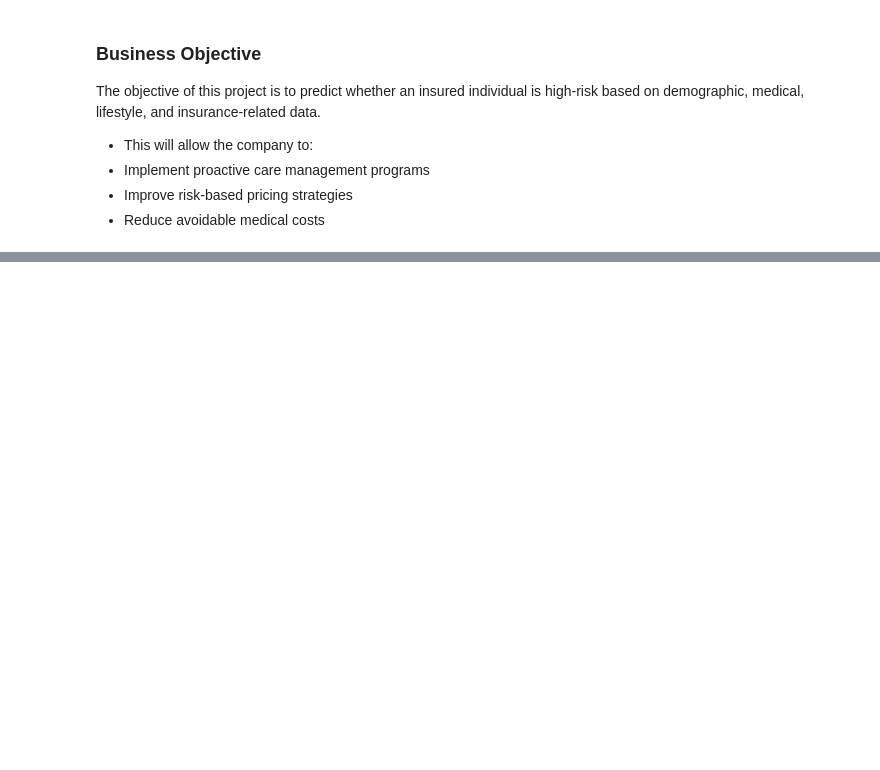
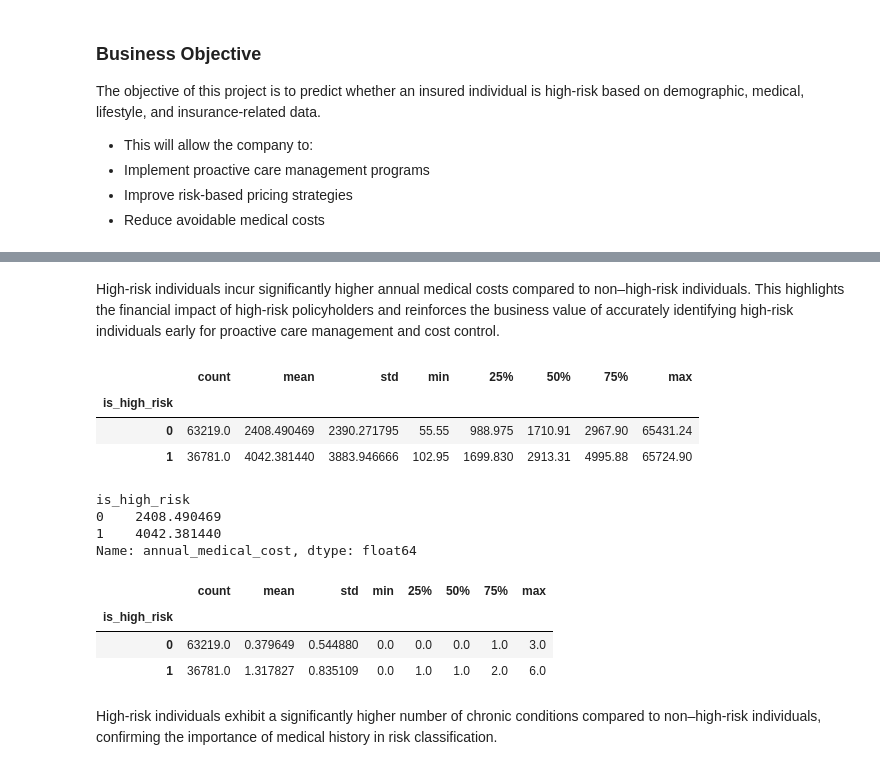
Before and after one commit to Vincent-Muteti/Phase3-Project, a Jupyter notebook: index.ipynb, the cells around one changed output, grey strips where cells are left out. Drawn from its saved outputs; the diff is of its cells as text; code cells hidden in the pictures; blank space fills up the shorter version.

```diff
--- a/index.ipynb
+++ b/index.ipynb
@@ -15,0 +88,30 @@ The objective of this project is to predict whether an insured individual is hig
+# %% [markdown]
+High-risk individuals incur significantly higher annual medical costs compared to non–high-risk individuals. This highlights the financial impact of high-risk policyholders and reinforces the business value of accurately identifying high-risk individuals early for proactive care management and cost control.
+# %%
+# Annual Claims Amount vs Risk
+df.groupby('is_high_risk')['annual_medical_cost'].describe()
+# High-risk individuals usually have much higher average claim amounts.
+# This strongly aligns with the insurer’s cost concerns
+# %% [output]
+|  | count | mean | std | min | 25% | 50% | 75% | max |
+| is_high_risk |  |  |  |  |  |  |  |  |
+| 0 | 63219.0 | 2408.490469 | 2390.271795 | 55.55 | 988.975 | 1710.91 | 2967.90 | 65431.24 |
+| 1 | 36781.0 | 4042.381440 | 3883.946666 | 102.95 | 1699.830 | 2913.31 | 4995.88 | 65724.90 |
+# %%
+df.groupby('is_high_risk')['annual_medical_cost'].mean()
+# %% [output]
+is_high_risk
+0    2408.490469
+1    4042.381440
+Name: annual_medical_cost, dtype: float64
+# %%
+# Chronic Conditions vs Risk
+df.groupby('is_high_risk')['chronic_count'].describe()
+# High-risk individuals have a higher average number of chronic conditions
+# %% [output]
+|  | count | mean | std | min | 25% | 50% | 75% | max |
+| is_high_risk |  |  |  |  |  |  |  |  |
+| 0 | 63219.0 | 0.379649 | 0.544880 | 0.0 | 0.0 | 0.0 | 1.0 | 3.0 |
+| 1 | 36781.0 | 1.317827 | 0.835109 | 0.0 | 1.0 | 1.0 | 2.0 | 6.0 |
+# %% [markdown]
+High-risk individuals exhibit a significantly higher number of chronic conditions compared to non–high-risk individuals, confirming the importance of medical history in risk classification.
```
Also changed, not shown: parts of 29 cells of this notebook.
